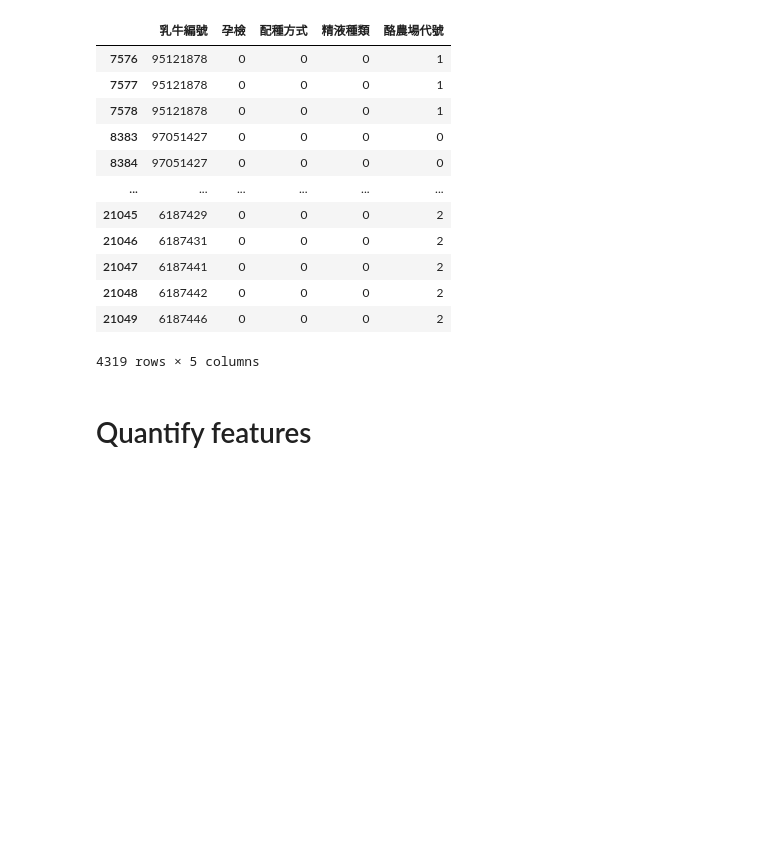
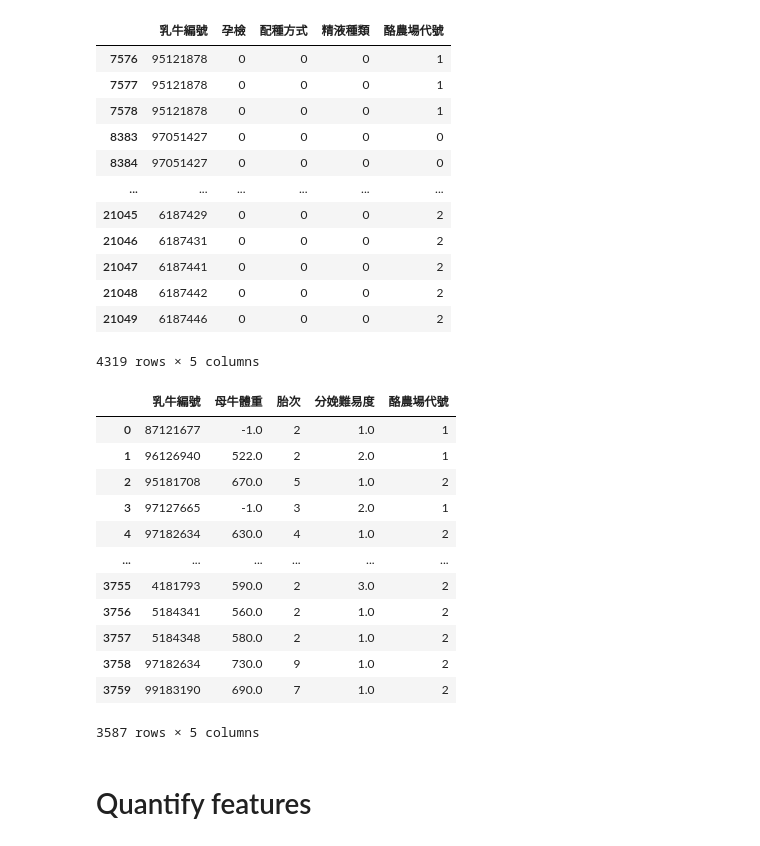
Before and after one commit to kevin879275/DL_FinalProject, a Jupyter notebook: main.ipynb, the cells around one changed output. Drawn from its saved outputs; the diff is of its cells as text; code cells hidden in the pictures; blank space fills up the shorter version.

```diff
--- a/main.ipynb
+++ b/main.ipynb
@@ -137,6 +137,29 @@ Test_breed_x
 | 21048 | 6187442 | 0 | 0 | 0 | 2 |
 | 21049 | 6187446 | 0 | 0 | 0 | 2 |
 4319 rows × 5 columns
+# %%
+# birth feature
+birth_drop_columns = ['分娩日期', '乾乳日期', '犢牛編號1', '犢牛編號2', '登錄日期', '計算胎次', '犢牛體型', '犢牛性別']
+birth_x = birth.drop(columns=birth_drop_columns, axis = 1)
+# birth_x.describe(include = ['O'])
+birth_x['酪農場代號'] = birth_x['酪農場代號'].map(mapping)
+Train_birth_x = birth_x.loc[birth_x['乳牛編號'].isin(Train_Number)]
+Test_birth_x = birth_x.loc[birth_x['乳牛編號'].isin(Test_Number)]
+Train_birth_x
+# %% [output]
+|  | 乳牛編號 | 母牛體重 | 胎次 | 分娩難易度 | 酪農場代號 |
+| 0 | 87121677 | -1.0 | 2 | 1.0 | 1 |
+| 1 | 96126940 | 522.0 | 2 | 2.0 | 1 |
+| 2 | 95181708 | 670.0 | 5 | 1.0 | 2 |
+| 3 | 97127665 | -1.0 | 3 | 2.0 | 1 |
+| 4 | 97182634 | 630.0 | 4 | 1.0 | 2 |
+| ... | ... | ... | ... | ... | ... |
+| 3755 | 4181793 | 590.0 | 2 | 3.0 | 2 |
+| 3756 | 5184341 | 560.0 | 2 | 1.0 | 2 |
+| 3757 | 5184348 | 580.0 | 2 | 1.0 | 2 |
+| 3758 | 97182634 | 730.0 | 9 | 1.0 | 2 |
+| 3759 | 99183190 | 690.0 | 7 | 1.0 | 2 |
+3587 rows × 5 columns
 # %% [markdown]
 # Quantify features
 # %%
```
Also changed, not shown: parts of 9 cells of this notebook.
